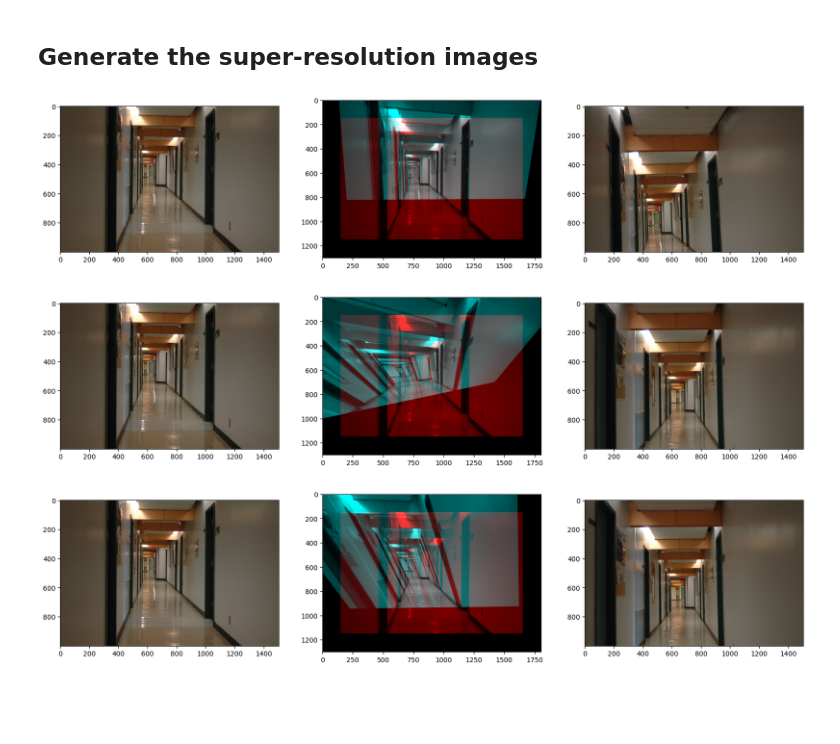
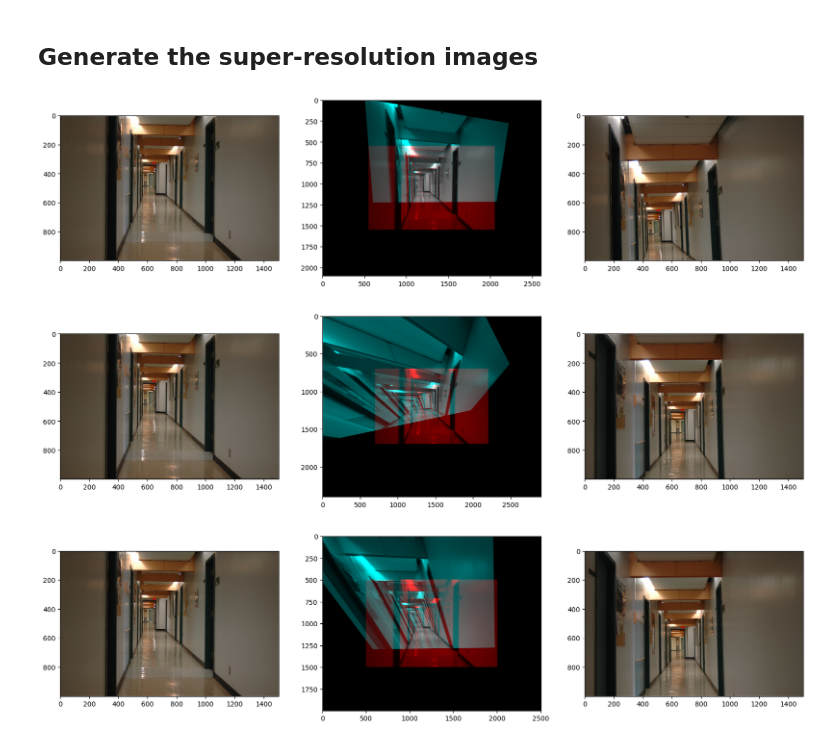
Before and after one commit to blairyeung/CSC420_Assignment_4, a Jupyter notebook: q4.ipynb, the cells around one changed output. Drawn from its saved outputs; the diff is of its cells as text; code cells hidden in the pictures; blank space fills up the shorter version.

```diff
--- a/q4.ipynb
+++ b/q4.ipynb
@@ -84,16 +84,15 @@ def compute_transformation_pixel(M, v):
     rslt /= rslt[2]
     return np.round(rslt[:2])
 # %%
-def superesolution(raw_image, raw_image_bar, matrix):
-    margin = 150
+def superesolution(margin,raw_image, raw_image_bar, matrix):
     height = raw_image.shape[0] + 2 * margin
     width = raw_image.shape[1] + 2 * margin
     new_image = np.zeros(shape=(height, width, 3), dtype=int)
     for i in range(new_image.shape[0]):
         for j in range(new_image.shape[1]):
-            if new_image.shape[0] - 150 > i > 149 and new_image.shape[1] - 150 > j > 149:
-                new_image[i][j][0] = raw_image[i-150][j-150]
-            new_coord = compute_transformation_pixel(matrix, [i-149, j-149]).astype(int)
+            if new_image.shape[0] - margin > i > margin-1 and new_image.shape[1] - margin > j > margin-1:
+                new_image[i][j][0] = raw_image[i-margin][j-margin]
+            new_coord = compute_transformation_pixel(matrix, [i-margin-1, j-margin-1]).astype(int)
             x, y = new_coord[0], new_coord[1]
             if 0 <= y < 1504 and 0 <= x < 1000:
                 new_image[i][j][1] = raw_image_bar[x][y]
@@ -314,18 +313,18 @@ print(actual)
 # %% [markdown]
 ## Generate the super-resolution images
 # %%
-image1 = superesolution(hallway_1_grey, hallway_2_grey, M1)
+image1 = superesolution(550, hallway_1_grey, hallway_2_grey, M1)
 
 plt.figure(figsize=(20,6))
 plt.subplot(1,3,1), plt.imshow(hallway_1)
 plt.subplot(1,3,2), plt.imshow(image1)
 plt.subplot(1,3,3), plt.imshow(hallway_2)
 plt.savefig('Q4_prod/superres_1.jpg', dpi=400)
 plt.show()
 # %% [output]
-[figure, old version]
+[figure, new version]
 # %%
-image2 = superesolution(hallway_1_grey, hallway_3_grey, M2)
+image2 = superesolution(700, hallway_1_grey, hallway_3_grey, M2)
 
 plt.figure(figsize=(20,6))
 plt.subplot(1,3,1), plt.imshow(hallway_1)
@@ -334,15 +333,15 @@ plt.subplot(1,3,3), plt.imshow(hallway_3)
 plt.savefig('Q4_prod/superres_2.jpg', dpi=400)
 plt.show()
 # %% [output]
-[figure, old version]
+[figure, new version]
 # %%
-image2 = superesolution(hallway_1_grey, hallway_3_grey, M3)
+image3 = superesolution(500, hallway_1_grey, hallway_3_grey, M3)
 
 plt.figure(figsize=(20,6))
 plt.subplot(1,3,1), plt.imshow(hallway_1)
-plt.subplot(1,3,2), plt.imshow(image2)
+plt.subplot(1,3,2), plt.imshow(image3)
 plt.subplot(1,3,3), plt.imshow(hallway_3)
 plt.savefig('Q4_prod/superres_3.jpg', dpi=400)
 plt.show()
 # %% [output]
-[figure, old version]
+[figure, new version]
```
Also changed, not shown: 4 other files.
